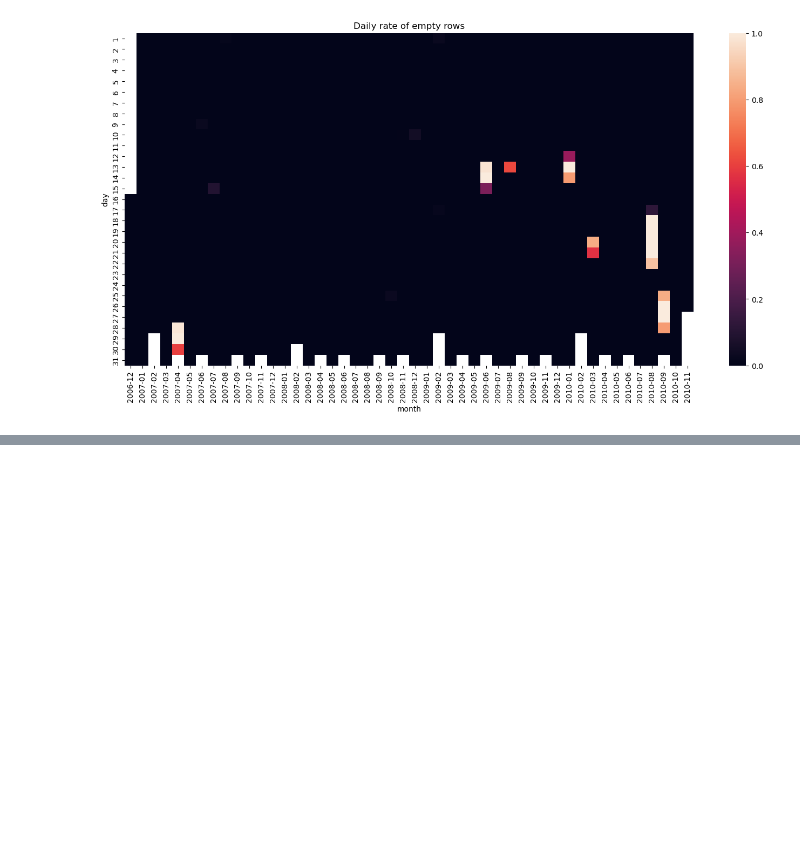
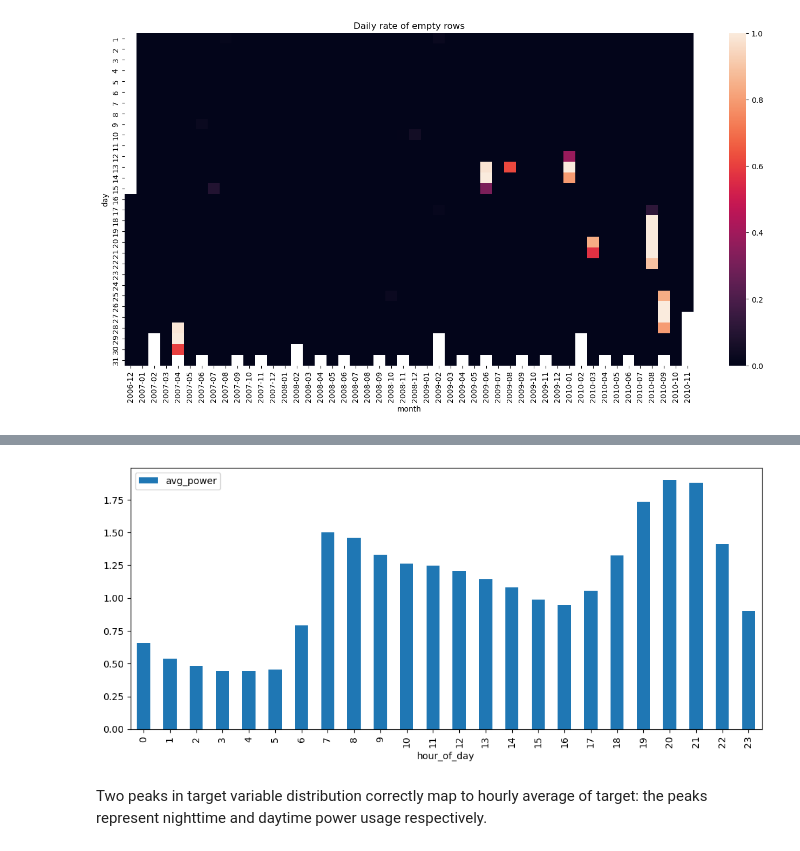
Before and after one commit to sysakm/housepower, a Jupyter notebook: EDA.ipynb, the cells around one changed output, grey strips where cells are left out. Drawn from its saved outputs; the diff is of its cells as text; code cells hidden in the pictures; blank space fills up the shorter version.

```diff
--- a/EDA.ipynb
+++ b/EDA.ipynb
@@ -123,2 +159,14 @@ plt.show()
+# %%
+target_hourly_df = utils.execute_sql_query("""
+SELECT CAST(strftime('%H', ts) AS INTEGER) AS hour_of_day, AVG(global_active_power) AS avg_power
+FROM raw_power
+GROUP BY hour_of_day
+""", conn=conn)
+target_hourly_df.plot(kind='bar', x='hour_of_day', y='avg_power', figsize=(12, 5))
+plt.show()
+# %% [output]
+[figure, added]
+# %% [markdown]
+Two peaks in target variable distribution correctly map to hourly average of target: the peaks represent nighttime and daytime power usage respectively.
 # %%
 conn.close()
```
Also changed, not shown: parts of 8 cells of this notebook.
